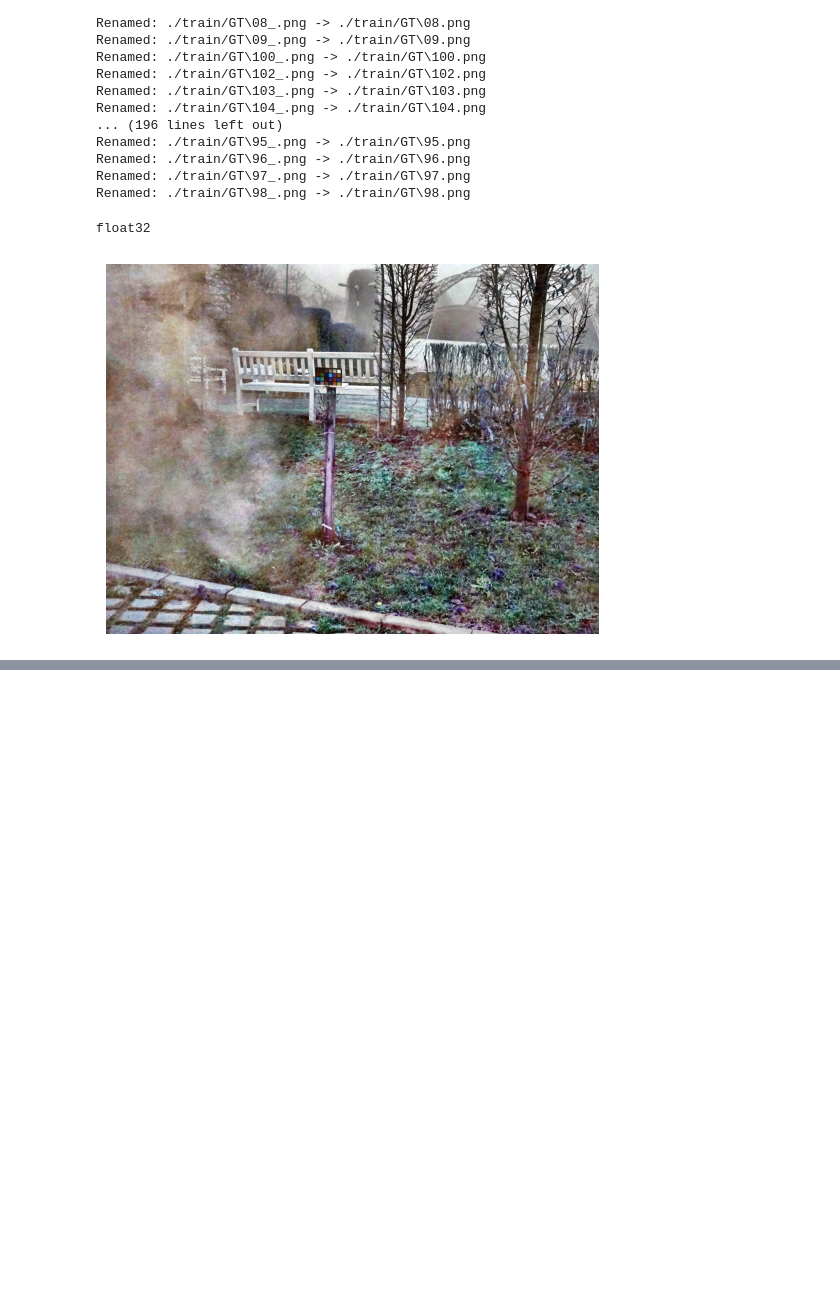
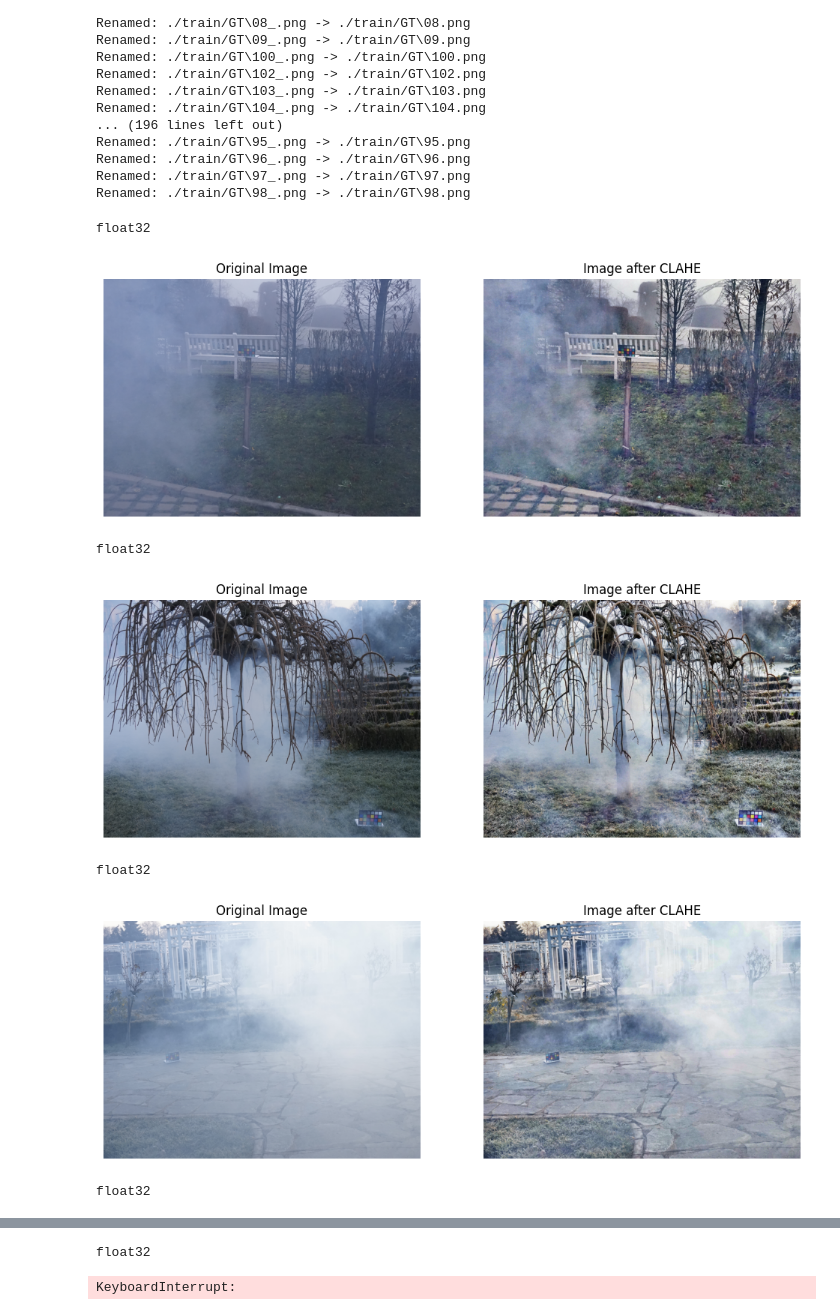
Before and after one commit to m-musaz/Vision-Transformer-Image-Dehazing, a Jupyter notebook: Vision/data/Outdoor/remover.ipynb, the cells around one changed output, grey strips where cells are left out. Saved outputs shown, nothing was run; the diff lists cells and outputs as text; code cells hidden in the pictures; blank space fills up the shorter version.

Commit message:
CLAHE added

```diff
--- a/Vision/data/Outdoor/remover.ipynb
+++ b/Vision/data/Outdoor/remover.ipynb
@@ -50,38 +50,78 @@ def apply_ahe(img):
     for i in range(img_float.shape[2]):
         img_ahe[:, :, i] = exposure.equalize_adapthist(img_float[:, :, i], clip_limit=0.03)
 
 
 
     return img_ahe
 
+def apply_clahe(img):
+
+    img = img * 255.0
+    img = img.astype(np.uint8)
+
+    r, g, b = cv2.split(img)
+
+    # Create a CLAHE object (Clip Limited Adaptive Histogram Equalization)
+    clahe = cv2.createCLAHE(clipLimit=3.0, tileGridSize=(8, 8))
+
+    # Apply CLAHE to each channel separately
+    r_clahe = clahe.apply(r)
+    g_clahe = clahe.apply(g)
+    b_clahe = clahe.apply(b)
+
+    # Merge the CLAHE enhanced channels
+    img_clahe = cv2.merge((r_clahe, g_clahe, b_clahe))
+
+    img_clahe = img_clahe.astype(np.float32) / 255.0
+
+    return img_clahe
+
 
 
 import os
 import cv2
 from matplotlib import pyplot as plt
 
 directory = './train/hazy'
 
 
 files = os.listdir(directory)
 
 # Rename files to remove underscores
+
+i =0
 for filename in files:
     img = cv2.imread(os.path.join(directory, filename))
-    img =  img[:, :, ::-1].astype('float32') / 255.0
+    img =  img[:, :, ::-1].astype('float32')/255.0
 
+    imOG = img
 
-    img = apply_ahe(img)
+    img = apply_clahe(img)
 
     print(img.dtype)
 
-    image_rgb = cv2.cvtColor(img, cv2.COLOR_BGR2RGB)
+    image_rgb = img
 
-    # Display the image inline
-    plt.imshow(image_rgb)
-    plt.axis('off')  # Turn off axis
+    fig, axes = plt.subplots(1, 2, figsize=(12, 6))
+    # Original image
+    axes[0].imshow(imOG)
+    axes[0].set_title('Original Image')
+    axes[0].axis('off')
+
+    # Image after AHE
+    axes[1].imshow(image_rgb)
+    axes[1].set_title('Image after CLAHE')
+    axes[1].axis('off')
+
     plt.show()
-    break
+    i+=1
+    if(i == 5):
+        break
 # %% [output]
 float32
-[figure, old version]
+[figure, new version]
+float32
+[figure, added]
+float32
+[figure, added]
+float32
@@ -87,0 +129,2 @@ float32
+float32
+KeyboardInterrupt:
```
Also changed, not shown: parts of 1 cell of this notebook, 2 other files.
